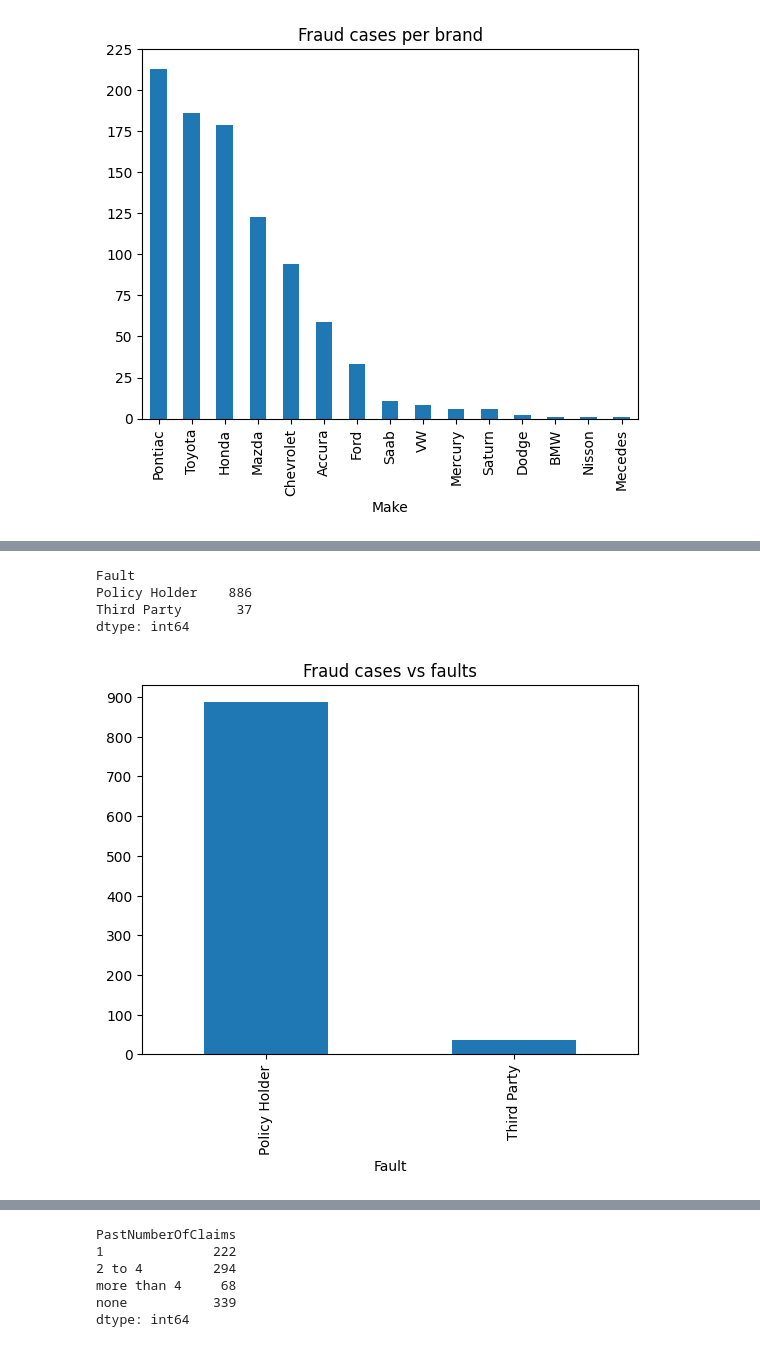
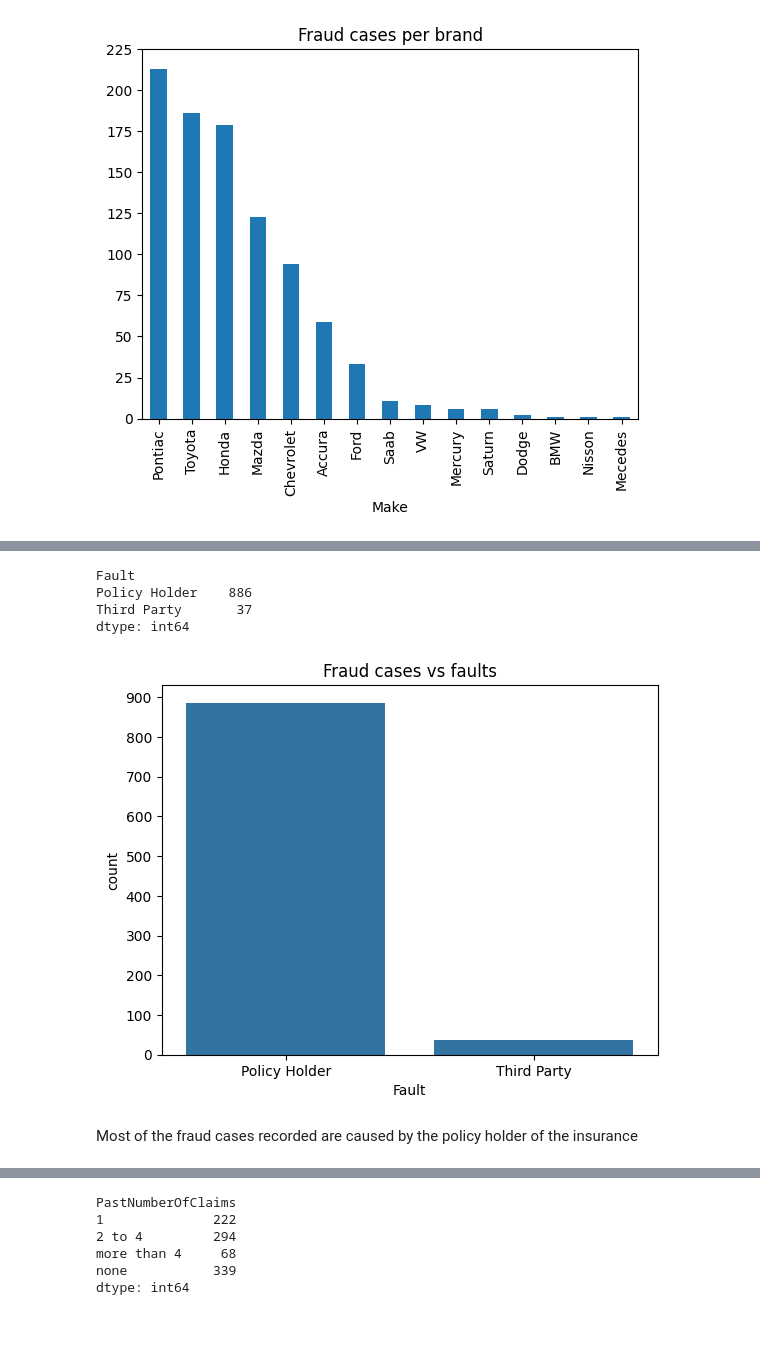
Before and after one commit to zvsuarez/insurance-fraud-pipeline, a Jupyter notebook: eda.ipynb, the cells around one changed output, grey strips where cells are left out. Saved outputs shown, nothing was run; the diff lists cells and outputs as text; code cells hidden in the pictures.

```diff
--- a/eda.ipynb
+++ b/eda.ipynb
@@ -367,12 +375,14 @@ dtype: int64
 # %%
 print(df.groupby(['Fault', 'FraudFound']).size().xs('Yes', level='FraudFound'))
-df.groupby(['Fault', 'FraudFound']).size().xs('Yes', level='FraudFound').plot(kind='bar')
+sns.countplot(data=df[df['FraudFound']=='Yes'], x='Fault')
 plt.title('Fraud cases vs faults')
 plt.yticks(np.arange(0, 1000, 100))
 plt.show()
 # %% [output]
 Fault
 Policy Holder    886
 Third Party       37
 dtype: int64
-[figure, old version]
+[figure, new version]
+# %% [markdown]
+Most of the fraud cases recorded are caused by the policy holder of the insurance
```
Also changed, not shown: parts of 37 cells of this notebook.
